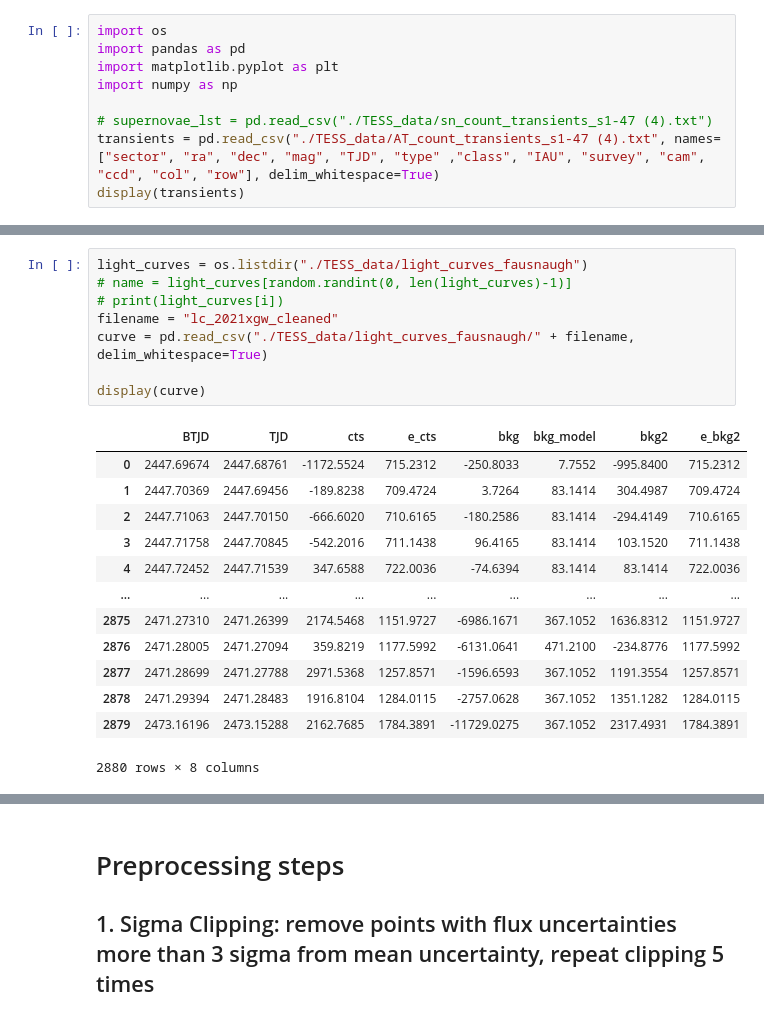
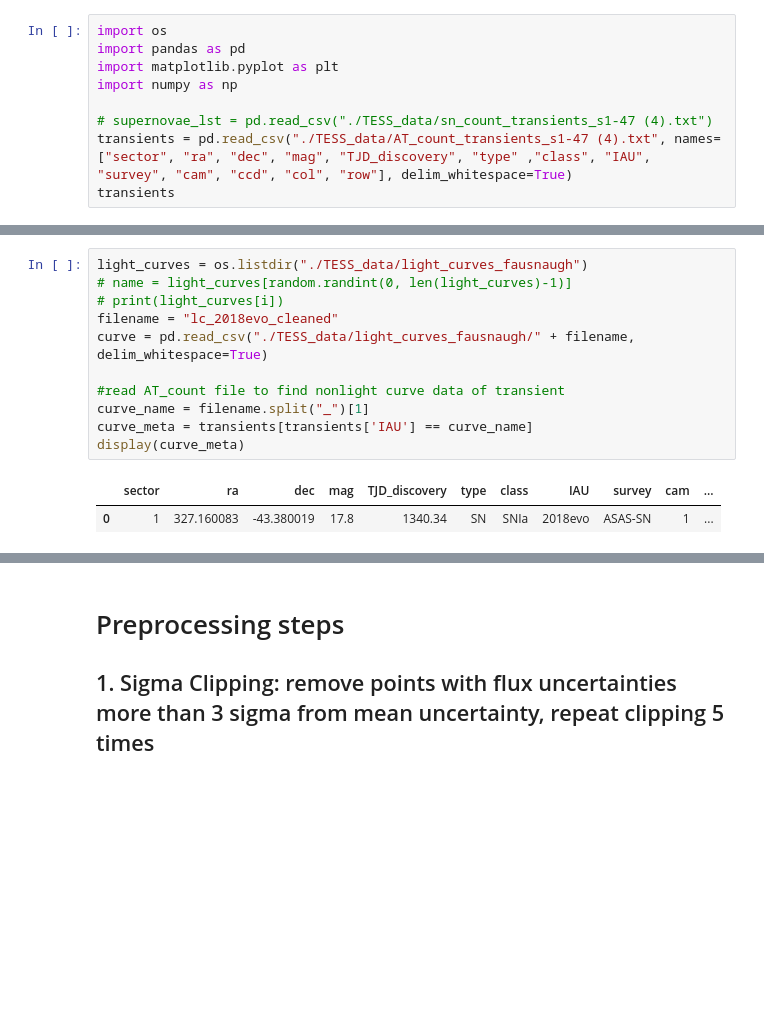
Before and after one commit to halihuang/TESSEpochTime, a Jupyter notebook: preprocessing.ipynb, the cells around one changed output, grey strips where cells are left out. Cells and saved outputs as stored; diff of their text form; blank space fills up the shorter version.

```diff
--- a/preprocessing.ipynb
+++ b/preprocessing.ipynb
@@ -5,6 +5,6 @@ import matplotlib.pyplot as plt
 import numpy as np
 
 # supernovae_lst = pd.read_csv("./TESS_data/sn_count_transients_s1-47 (4).txt")
-transients = pd.read_csv("./TESS_data/AT_count_transients_s1-47 (4).txt", names=["sector", "ra", "dec", "mag", "TJD", "type" ,"class", "IAU", "survey", "cam", "ccd", "col", "row"], delim_whitespace=True)
-display(transients)
+transients = pd.read_csv("./TESS_data/AT_count_transients_s1-47 (4).txt", names=["sector", "ra", "dec", "mag", "TJD_discovery", "type" ,"class", "IAU", "survey", "cam", "ccd", "col", "row"], delim_whitespace=True)
+transients
 # %% [output]
@@ -24,22 +24,14 @@ display(transients)
 # %%
 light_curves = os.listdir("./TESS_data/light_curves_fausnaugh")
 # name = light_curves[random.randint(0, len(light_curves)-1)]
 # print(light_curves[i])
-filename = "lc_2021xgw_cleaned"
+filename = "lc_2018evo_cleaned"
 curve = pd.read_csv("./TESS_data/light_curves_fausnaugh/" + filename, delim_whitespace=True)
 
-display(curve)
+#read AT_count file to find nonlight curve data of transient
+curve_name = filename.split("_")[1]
+curve_meta = transients[transients['IAU'] == curve_name]
+display(curve_meta)
 # %% [output]
-|  | BTJD | TJD | cts | e_cts | bkg | bkg_model | bkg2 | e_bkg2 |
-| 0 | 2447.69674 | 2447.68761 | -1172.5524 | 715.2312 | -250.8033 | 7.7552 | -995.8400 | 715.2312 |
-| 1 | 2447.70369 | 2447.69456 | -189.8238 | 709.4724 | 3.7264 | 83.1414 | 304.4987 | 709.4724 |
-| 2 | 2447.71063 | 2447.70150 | -666.6020 | 710.6165 | -180.2586 | 83.1414 | -294.4149 | 710.6165 |
-| 3 | 2447.71758 | 2447.70845 | -542.2016 | 711.1438 | 96.4165 | 83.1414 | 103.1520 | 711.1438 |
-| 4 | 2447.72452 | 2447.71539 | 347.6588 | 722.0036 | -74.6394 | 83.1414 | 83.1414 | 722.0036 |
-| ... | ... | ... | ... | ... | ... | ... | ... | ... |
-| 2875 | 2471.27310 | 2471.26399 | 2174.5468 | 1151.9727 | -6986.1671 | 367.1052 | 1636.8312 | 1151.9727 |
-| 2876 | 2471.28005 | 2471.27094 | 359.8219 | 1177.5992 | -6131.0641 | 471.2100 | -234.8776 | 1177.5992 |
-| 2877 | 2471.28699 | 2471.27788 | 2971.5368 | 1257.8571 | -1596.6593 | 367.1052 | 1191.3554 | 1257.8571 |
-| 2878 | 2471.29394 | 2471.28483 | 1916.8104 | 1284.0115 | -2757.0628 | 367.1052 | 1351.1282 | 1284.0115 |
-| 2879 | 2473.16196 | 2473.15288 | 2162.7685 | 1784.3891 | -11729.0275 | 367.1052 | 2317.4931 | 1784.3891 |
+|  | sector | ra | dec | mag | TJD_discovery | type | class | IAU | survey | cam | ... |
+| 0 | 1 | 327.160083 | -43.380019 | 17.8 | 1340.34 | SN | SNIa | 2018evo | ASAS-SN | 1 | ... |
-2880 rows × 8 columns
```
Also changed, not shown: parts of 14 cells of this notebook.
